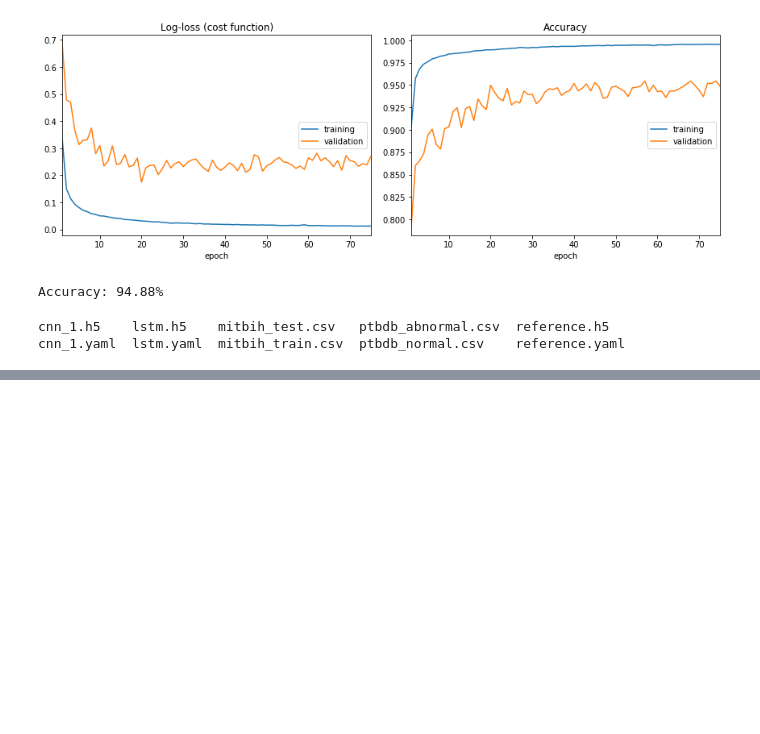
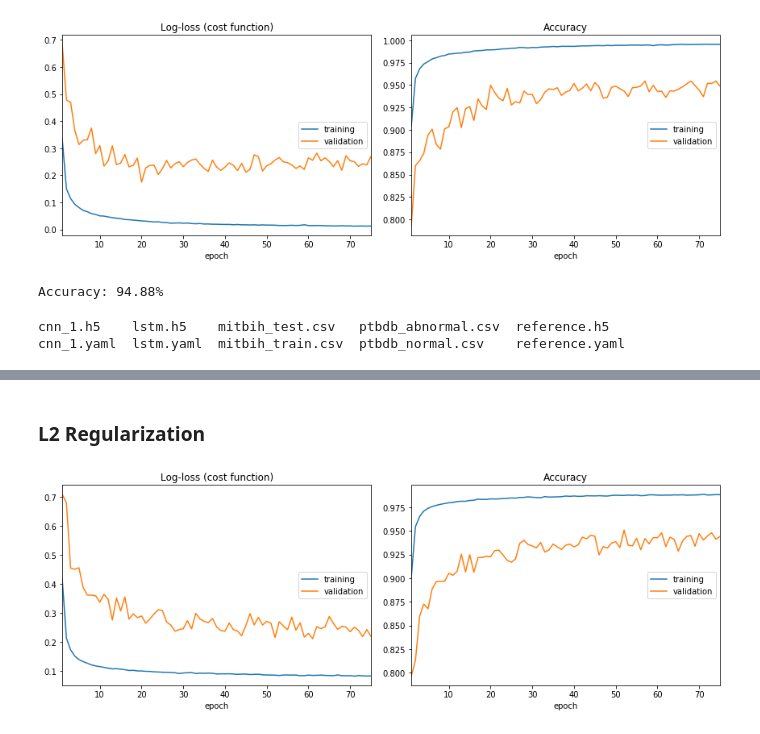
Before and after one commit to pilillo/ts-notebooks, a Jupyter notebook: ECG_classification.ipynb, the cells around one changed output, grey strips where cells are left out. Drawn from its saved outputs; the diff is of its cells as text; code cells hidden in the pictures; blank space fills up the shorter version.

```diff
--- a/ECG_classification.ipynb
+++ b/ECG_classification.ipynb
@@ -652,0 +891,16 @@ cnn_1.yaml  lstm.yaml  mitbih_train.csv  ptbdb_normal.csv    reference.yaml
+# %% [markdown]
+### L2 Regularization
+# %%
+model = model_c(window_size, depth, num_categories=y_test.shape[1],
+                kernel_regularizer=l2(0.00005),
+                bias_regularizer=l2(0.00005)
+               )
+history = model.fit(x_train,
+                    y_train,
+                    epochs=epochs,
+                    batch_size=batch_size,
+                    verbose=2,
+                    validation_data=(x_test, y_test),
+                    callbacks=[PlotLossesKeras()])
+# %% [output]
+[figure, added]
```
Also changed, not shown: parts of 37 cells of this notebook.
